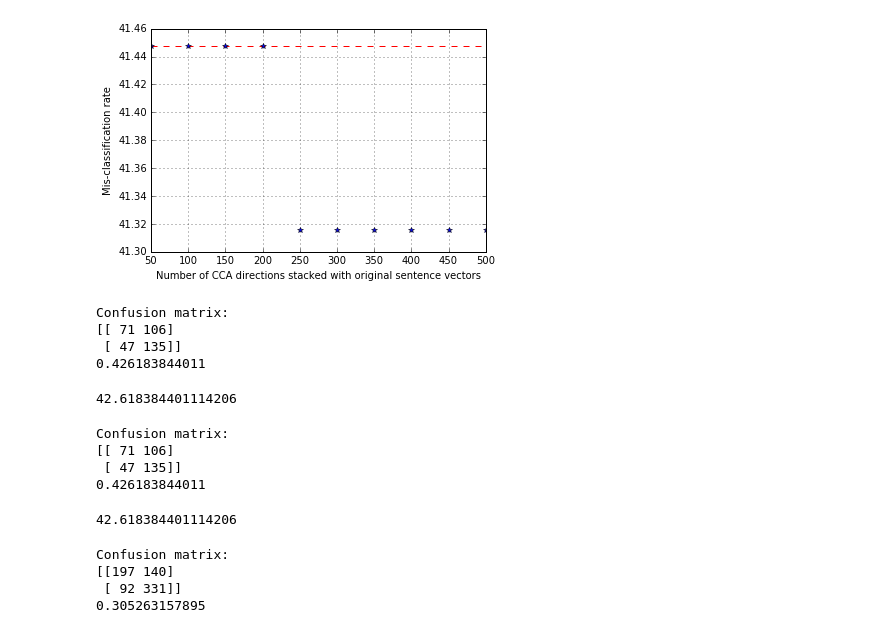
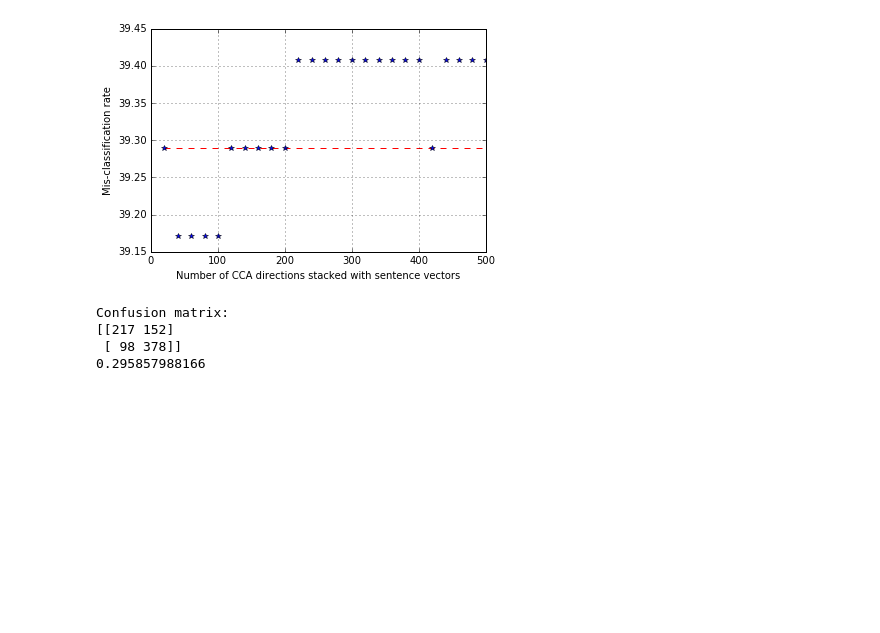
Before and after one commit to rupalisaboo/SentimentAnalysisTwitterData, a Jupyter notebook: Doc2Vec.ipynb, the cells around one changed output. Cells and saved outputs as stored; diff of their text form; code cells hidden in the pictures; blank space fills up the shorter version.

Commit message:
More data. Report tese results

```diff
--- a/Doc2Vec.ipynb
+++ b/Doc2Vec.ipynb
@@ -204,7 +200,8 @@ def rf_predictor(train_targets, train_regressors):
     rfc.fit(train_regressors, train_targets)
     return rfc
 
-def error_rate_for_model(test_model, train_set, test_set, infer=False, infer_steps=3, infer_alpha=0.1, infer_subsample=0.1):
+def error_rate_for_model(test_model, train_set, test_set, \
+                         infer=False, infer_steps=3, infer_alpha=0.1, infer_subsample=0.1):
     """Report error rate on test_doc sentiments, using supplied model and train_docs"""
 
     train_targets, train_regressors = zip(*[(doc.sentiment, test_model.docvecs[doc.tags[0]]) for doc in train_set])
@@ -214,7 +211,8 @@ def error_rate_for_model(test_model, train_set, test_set, infer=False, infer_ste
     if infer:
         if infer_subsample < 1.0:
             test_data = sample(test_data, int(infer_subsample * len(test_data)))
-        test_regressors = [test_model.infer_vector(doc.words, steps=infer_steps, alpha=infer_alpha) for doc in test_data]
+        test_regressors = [test_model.infer_vector(doc.words, steps=infer_steps, \
+                                                   alpha=infer_alpha) for doc in test_data]
     else:
         test_regressors = [test_model.docvecs[doc.tags[0]] for doc in test_data]
 
@@ -511,12 +419,11 @@ _, best_alpha, best_model_name = min(((rate, alpha, name) \
                                            for name, (rate, alpha) in best_error[v1].items()), key=lambda b: b[0])
 print best_model_name
 print best_alpha
-best_model = { v1 : models_by_name[v1][best_model_name],
-              v2 : models_by_name[v2][best_model_name] }
+best_model = models_by_name[best_model_name]
+
 # Train best model
-shuffle(doc_list[view])
-for view in [v1, v2]:
-    best_model[view].alpha, best_model[view].min_alpha = best_alpha, best_alpha
-    best_model[view].train(doc_list[view])
+shuffle(doc_list)
+best_model.alpha, best_model.min_alpha = best_alpha, best_alpha
+best_model.train(doc_list)
 # %% [output]
 dbow+dmc
@@ -524,14 +431,14 @@ dbow+dmc
 # %%
 # DO CCA on the training docvecs
 # X = view 1, Y = view 2 : [word_vec_size x num_samples]
-target_sentiments, X, Y = zip(*[(doc.sentiment, best_model[v1].docvecs[doc.tags[0]], \
-                             best_model[v2].docvecs[doc.tags[0]]) for doc in train_docs[v1]])
+target_sentiments, X, Y = zip(*[(doc.sentiment, best_model.docvecs[doc.tags[0]], \
+                             best_model.docvecs[doc.tags[0].replace(v1, v2)]) for doc in train_docs[v1]])
 X = np.asarray(X).T
 Y = np.asarray(Y).T
 #dev docs
-dev = [best_model[v1].docvecs[doc.tags[0]] for doc in dev_docs[v1]]
+dev = [best_model.docvecs[doc.tags[0]] for doc in dev_docs[v1]]
 dev = np.asarray(dev).T
 #test docs
-test = [best_model[v1].docvecs[doc.tags[0]] for doc in test_docs[v1]]
+test = [best_model.docvecs[doc.tags[0]] for doc in test_docs[v1]]
 test = np.asarray(test).T
 # %%
@@ -569,7 +476,7 @@ Confusion matrix:
 # %%
 #get top k eigvec, project training data and stack with original word vectors
 err_cca = []
-step = 50
+step = model_size/25
 num_dir_ranges = range(step, step+model_size, step)
 for num_dir in num_dir_ranges:
     top_k_eigv = get_top_eigvec(cca_eigval, cca_eigvec, num_dir)
@@ -591,45 +498,11 @@ for num_dir in num_dir_ranges:
 # %%
 plt.plot(num_dir_ranges, [err_orig]*len(num_dir_ranges), 'r--', num_dir_ranges, err_cca, 'b*')
 plt.ylabel('Mis-classification rate')
-plt.xlabel('Number of CCA directions stacked with original sentence vectors')
+plt.xlabel('Number of CCA directions stacked with sentence vectors')
 plt.grid()
 plt.show()
 # %% [output]
-[figure, old version]
+[figure, new version]
-# %%
-#Test - doc2vec
-expected = [doc.sentiment for doc in test_docs[v1]]
-error_rate(X.T, target_sentiments, test.T, expected, True)
-# %% [output]
-Confusion matrix:
-[[ 71 106]
- [ 47 135]]
-0.426183844011
-42.618384401114206
-# %%
-#Test doc2vec stacked with cca
-top_k_eigv = get_top_eigvec(cca_eigval, cca_eigvec, 400)
-#print np.shape(top_k_eigv)
-X_proj = top_k_eigv.T.dot(X)
-#print np.shape(X_proj)
-stacked_vec = np.append(X, X_proj, axis=0)
-#print np.shape(stacked_vec)
-
-# project test data to cca directions and stack
-#print np.shape(test)
-test_proj = top_k_eigv.T.dot(test)
-stacked_test = np.append(test, test_proj, axis=0)
-#print np.shape(stacked_test)
-#print np.shape(target_sentiments)
-
-expected = [doc.sentiment for doc in test_docs[v1]]
-error_rate(stacked_vec.T, target_sentiments, stacked_test.T, expected, True)
-# %% [output]
-Confusion matrix:
-[[ 71 106]
- [ 47 135]]
-0.426183844011
-42.618384401114206
 # %%
 from sklearn.feature_extraction.text import TfidfVectorizer
 vectorizer = TfidfVectorizer(min_df=1)
@@ -654,21 +527,21 @@ for num_dir in num_dir_ranges:
     #print np.shape(top_k_eigv)
     X_proj = top_k_eigv.T.dot(X)
     #print np.shape(X_proj)
-    stacked_vec = np.append(X, X_proj, axis=0)
+    #stacked_vec = np.append(X, X_proj, axis=0)
     #print np.shape(stacked_vec)
 
     # project test data to cca directions and stack
     #print np.shape(test)
     dev_proj = top_k_eigv.T.dot(dev)
-    stacked_dev = np.append(dev, dev_proj, axis=0)
+    #stacked_dev = np.append(dev, dev_proj, axis=0)
     #print np.shape(stacked_dev)
     #print np.shape(target_sentiments)
     err_tf_cca.append(error_rate(np.append(tf_X, X_proj.T, axis=1), target_sentiments, \
                np.append(tf_dev, dev_proj.T, axis=1), expected))
 # %% [output]
 Confusion matrix:
-[[197 140]
- [ 92 331]]
-0.305263157895
+[[217 152]
+ [ 98 378]]
+0.295857988166
 # %%
 #TF-IDF stacked with doc2vec
```
Also changed, not shown: parts of 16 cells of this notebook, 7 other files.
